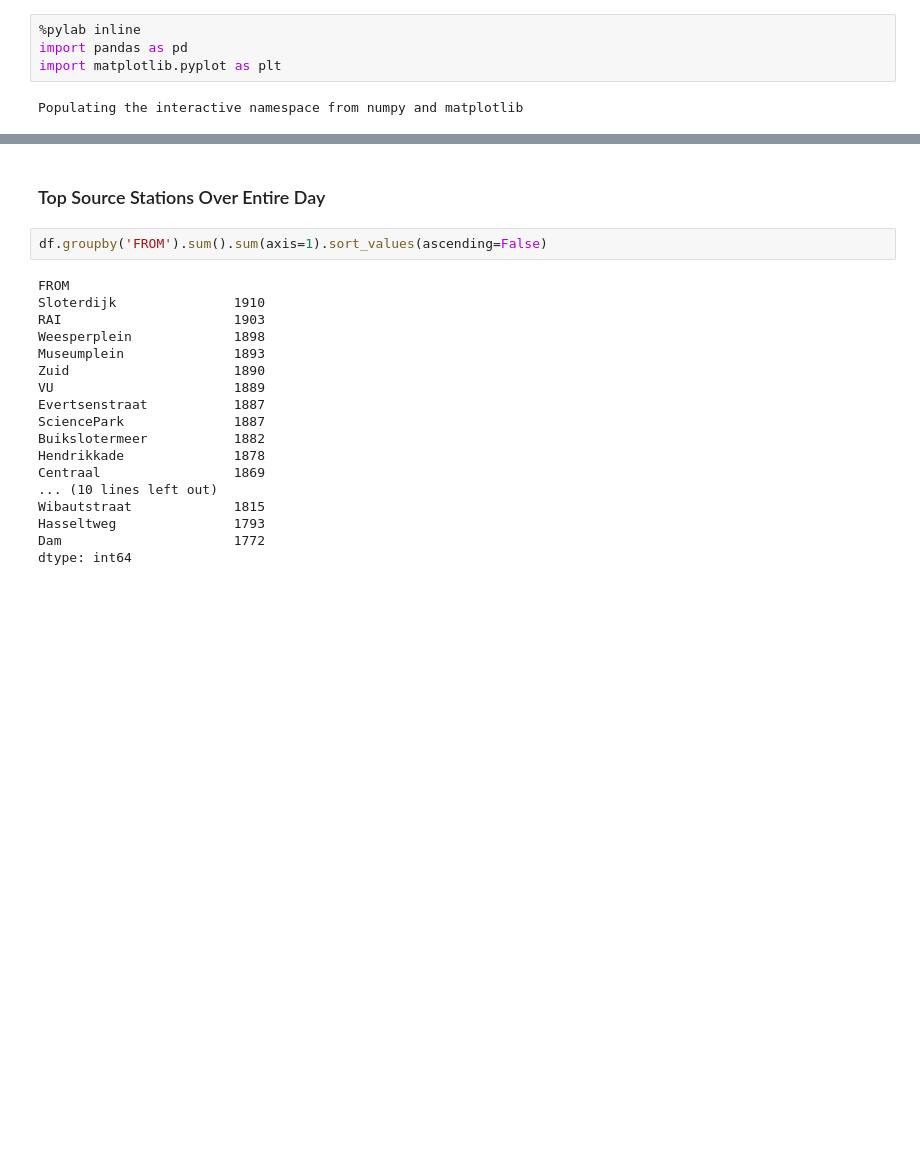
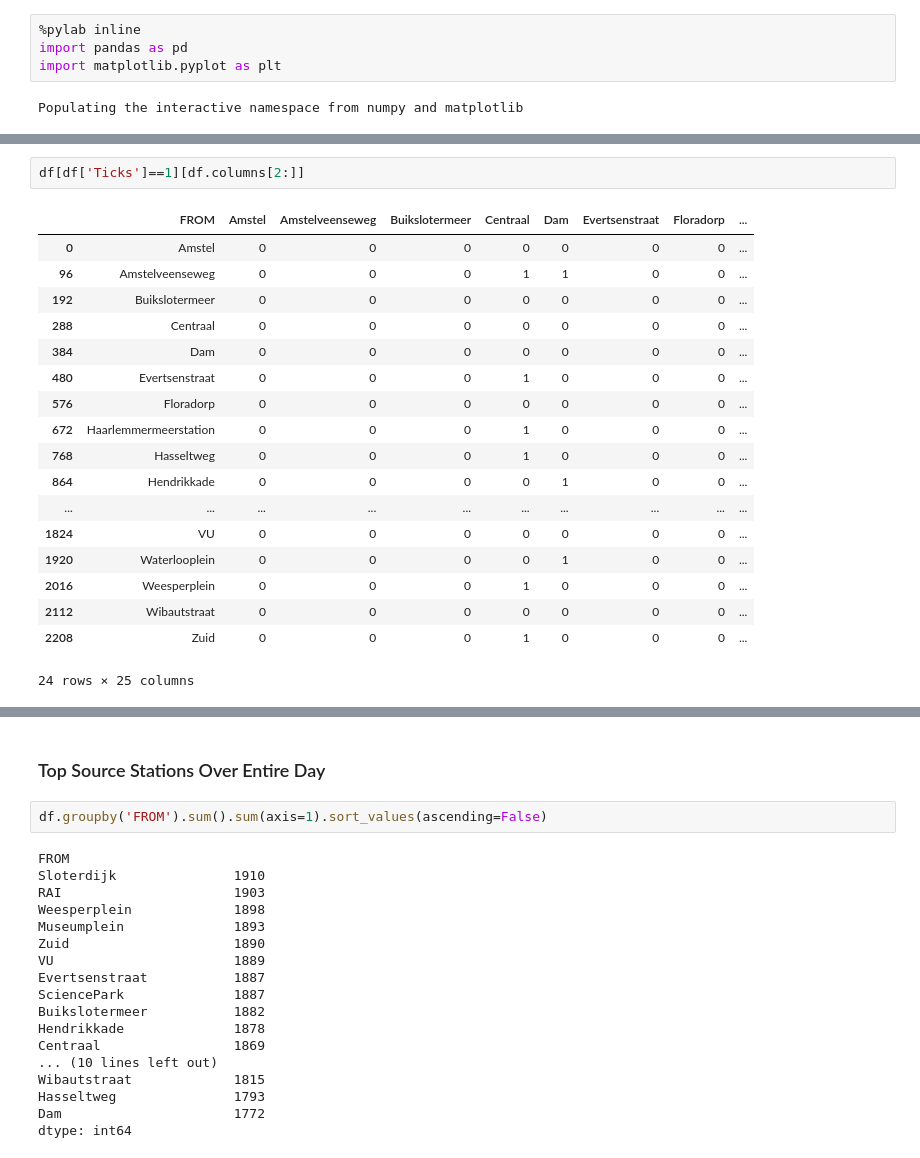
Before and after one commit to danakianfar/multi_agent_systems, a Jupyter notebook: Project/Python/data exploration.ipynb, the cells around one changed output, grey strips where cells are left out. Drawn from its saved outputs; the diff is of its cells as text; blank space fills up the shorter version.

```diff
--- a/Project/Python/data exploration.ipynb
+++ b/Project/Python/data exploration.ipynb
@@ -8,0 +56,21 @@ df = pd.read_pickle('./passengers.dataframe')
+# %%
+df[df['Ticks']==1][df.columns[2:]]
+# %% [output]
+|  | FROM | Amstel | Amstelveenseweg | Buikslotermeer | Centraal | Dam | Evertsenstraat | Floradorp | ... |
+| 0 | Amstel | 0 | 0 | 0 | 0 | 0 | 0 | 0 | ... |
+| 96 | Amstelveenseweg | 0 | 0 | 0 | 1 | 1 | 0 | 0 | ... |
+| 192 | Buikslotermeer | 0 | 0 | 0 | 0 | 0 | 0 | 0 | ... |
+| 288 | Centraal | 0 | 0 | 0 | 0 | 0 | 0 | 0 | ... |
+| 384 | Dam | 0 | 0 | 0 | 0 | 0 | 0 | 0 | ... |
+| 480 | Evertsenstraat | 0 | 0 | 0 | 1 | 0 | 0 | 0 | ... |
+| 576 | Floradorp | 0 | 0 | 0 | 0 | 0 | 0 | 0 | ... |
+| 672 | Haarlemmermeerstation | 0 | 0 | 0 | 1 | 0 | 0 | 0 | ... |
+| 768 | Hasseltweg | 0 | 0 | 0 | 1 | 0 | 0 | 0 | ... |
+| 864 | Hendrikkade | 0 | 0 | 0 | 0 | 1 | 0 | 0 | ... |
+| ... | ... | ... | ... | ... | ... | ... | ... | ... | ... |
+| 1824 | VU | 0 | 0 | 0 | 0 | 0 | 0 | 0 | ... |
+| 1920 | Waterlooplein | 0 | 0 | 0 | 0 | 1 | 0 | 0 | ... |
+| 2016 | Weesperplein | 0 | 0 | 0 | 1 | 0 | 0 | 0 | ... |
+| 2112 | Wibautstraat | 0 | 0 | 0 | 0 | 0 | 0 | 0 | ... |
+| 2208 | Zuid | 0 | 0 | 0 | 1 | 0 | 0 | 0 | ... |
+24 rows × 25 columns
```
Also changed, not shown: parts of 11 cells of this notebook, 6 other files.
